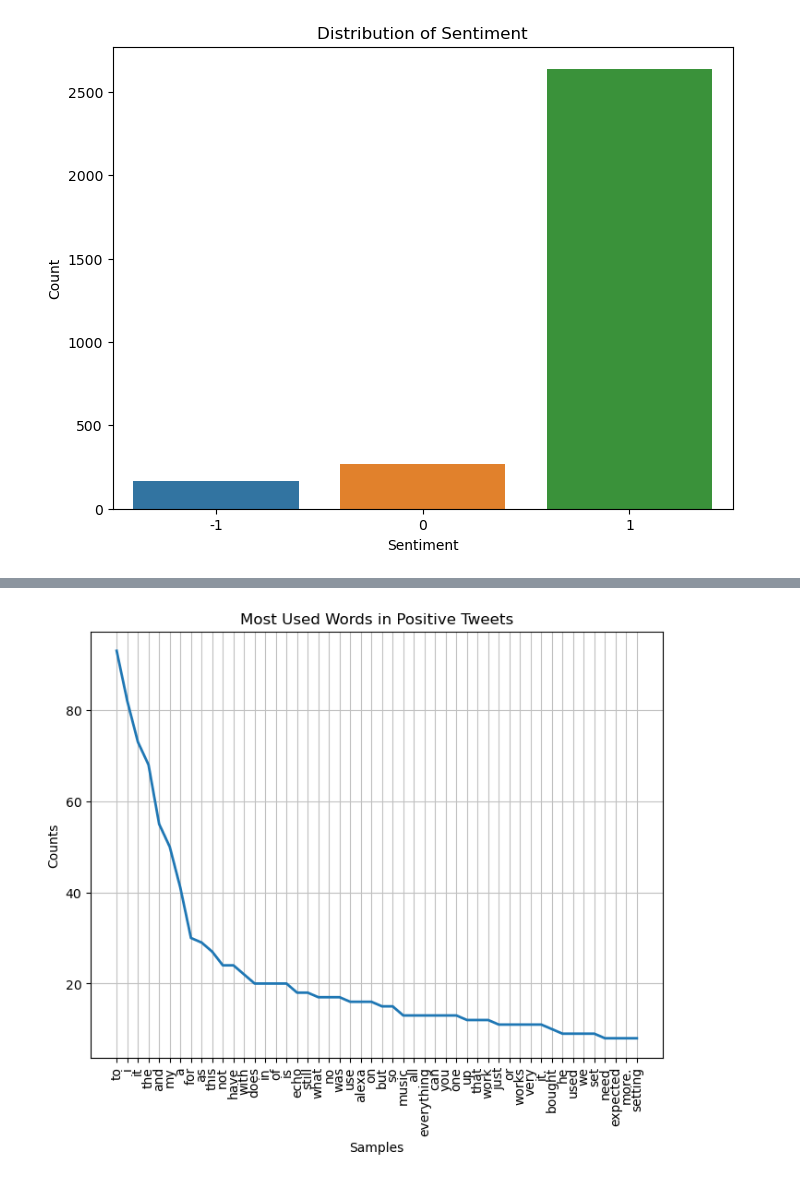
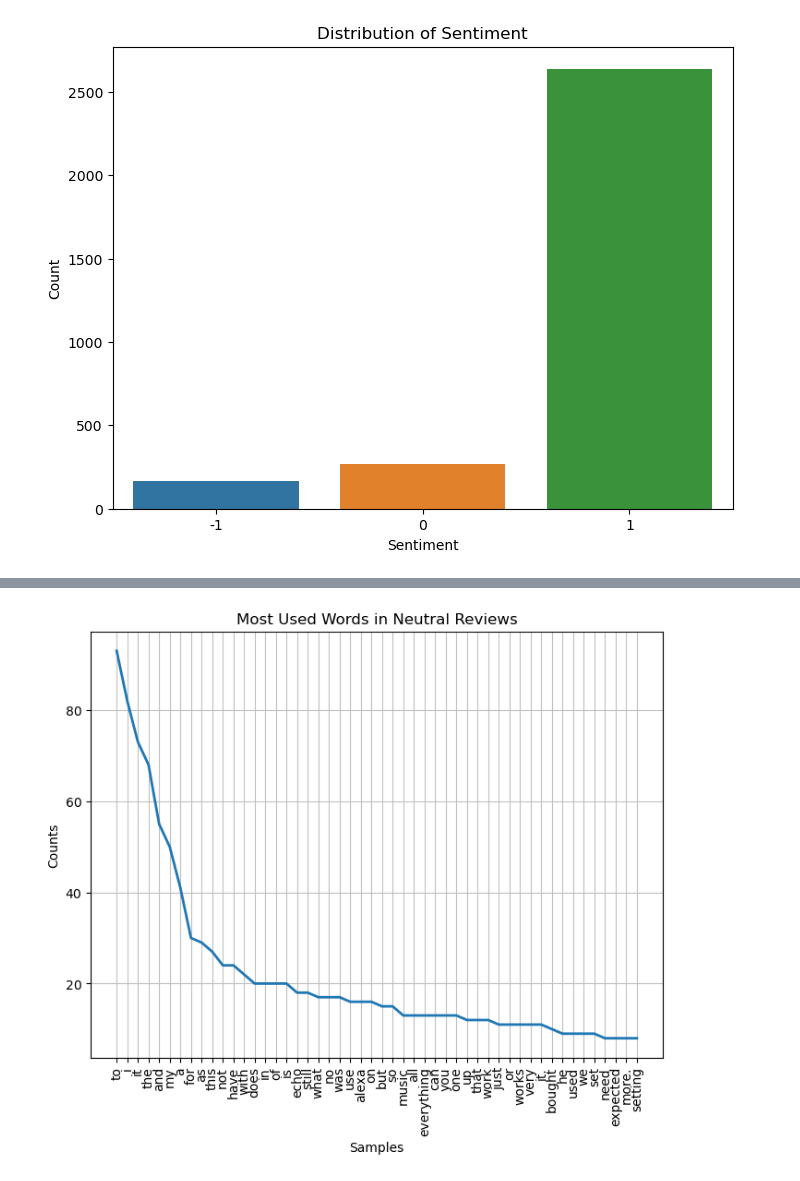
Before and after one commit to Werriess/Amazon-Alexa-Customer-Sentiment-Review, a Jupyter notebook: notebooks/Amazon Alexa Customer Sentiment.ipynb, the cells around one changed output, grey strips where cells are left out. Cells and saved outputs as stored; diff of their text form; code cells hidden in the pictures.

```diff
--- a/notebooks/Amazon Alexa Customer Sentiment.ipynb
+++ b/notebooks/Amazon Alexa Customer Sentiment.ipynb
@@ -499,8 +510,8 @@ plt.show()
 # %%
 plt.subplots(figsize=(8,6))
-plt.title("Most Used Words in Positive Tweets")
+plt.title("Most Used Words in Neutral Reviews")
 neutralDF.plot(50)
 plt.show()
 # %% [output]
-[figure, old version]
+[figure, new version]
 # %%
```
Also changed, not shown: parts of 14 cells of this notebook.
